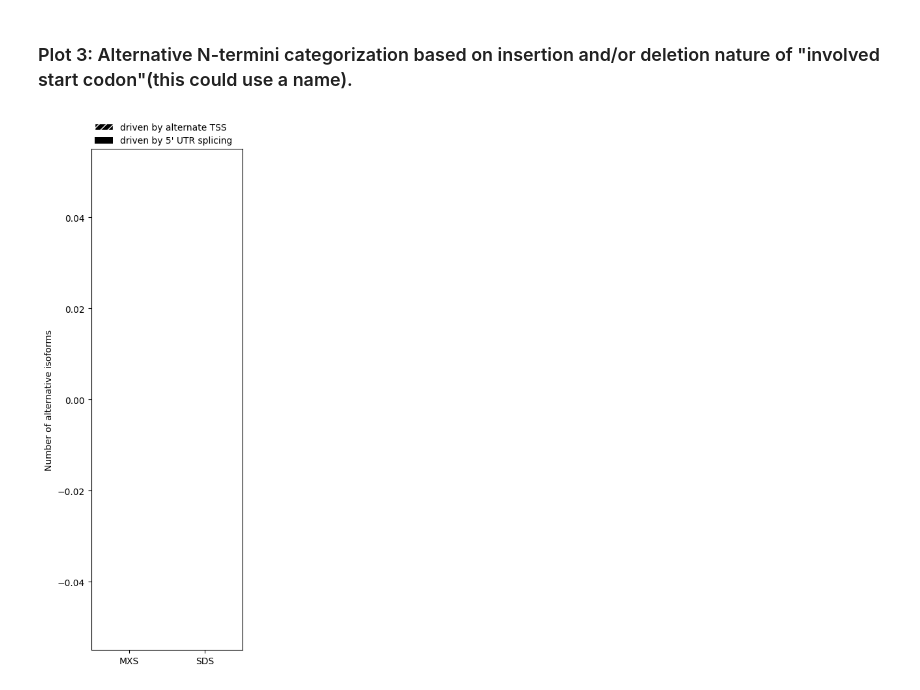
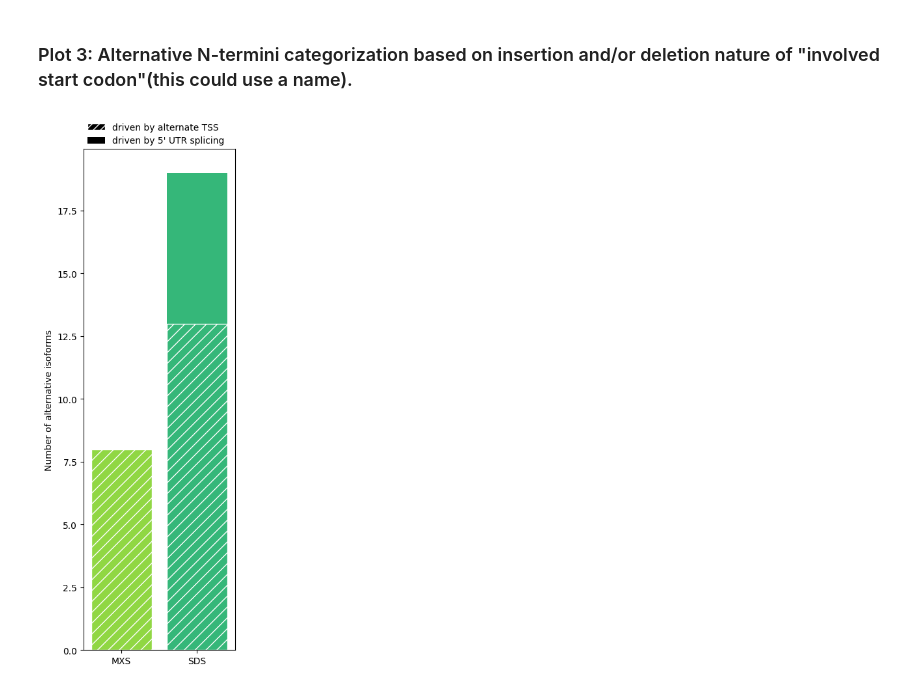
Before and after one commit to sheynkman-lab/biosurfer_analysis, a Jupyter notebook: scripts/n_termini_summary.ipynb, the cells around one changed output. Drawn from its saved outputs; the diff is of its cells as text; code cells hidden in the pictures.

```diff
--- a/scripts/n_termini_summary.ipynb
+++ b/scripts/n_termini_summary.ipynb
@@ -25,3 +23,5 @@ pblocks = pd.read_excel('../B_hybrid_aln_results_toy/pblock-table/pblocks_hybrid
+# %%
+pblocks = pd.read_csv('../B_hybrid_aln_results_toy/pblocks.tsv', sep='\t')
 # %%
 class NTerminalChange():
     MUTUALLY_EXCLUSIVE = auto()
@@ -54,13 +54,13 @@ display(pd.crosstab(nterm_pblocks['up_start_cblock'], nterm_pblocks['down_start_
 # %% [markdown]
 ### Plot 1: Alternative N-termini categorization based on exclusive or shared nature of start codons between transcripts
 # %%
-nterm_palette = dict(zip((NTerminalChange.MUTUALLY_EXCLUSIVE, NTerminalChange.DOWNSTREAM_SHARED, NTerminalChange.UPSTREAM_SHARED, NTerminalChange.MUTUALLY_SHARED), sns.color_palette('viridis_r', n_colors=5)[:-1]))
+nterm_palette = dict(zip(("MUTUALLY_EXCLUSIVE", "DOWNSTREAM_SHARED", "UPSTREAM_SHARED", "MUTUALLY_SHARED"), sns.color_palette('viridis_r', n_colors=5)[:-1]))
 
 nterm_fig = plt.figure(figsize=(3, 5))
 ax = sns.countplot(
     data = nterm_pblocks,
     y = 'nterm',
-    order = (NTerminalChange.MUTUALLY_EXCLUSIVE, NTerminalChange.DOWNSTREAM_SHARED, NTerminalChange.UPSTREAM_SHARED, NTerminalChange.MUTUALLY_SHARED),
+    order = ("MUTUALLY_EXCLUSIVE", "DOWNSTREAM_SHARED", "UPSTREAM_SHARED", "MUTUALLY_SHARED"),
     palette = nterm_palette,
     linewidth = 0,
     saturation = 1,
@@ -99,23 +100,23 @@ plt.savefig('../D_nterm_plots/nterm-length-change-dist.svg', dpi=200, facecolor=
 # %%
 tss_fig = plt.figure(figsize=(3, 10)) # Added height
 ax = sns.countplot(
     data = nterm_pblocks,
     x = 'nterm',
     palette = nterm_palette,
     saturation = 1,
-    order = (NTerminalChange.MUTUALLY_EXCLUSIVE, NTerminalChange.DOWNSTREAM_SHARED),
+    order = ("MUTUALLY_EXCLUSIVE", "DOWNSTREAM_SHARED"),
 )
 sns.countplot(
     ax = ax,
     data = nterm_pblocks[nterm_pblocks['altTSS']],
     x = 'nterm',
-    order = (NTerminalChange.MUTUALLY_EXCLUSIVE, NTerminalChange.DOWNSTREAM_SHARED),
+    order = ("MUTUALLY_EXCLUSIVE", "DOWNSTREAM_SHARED"),
     fill = False,
     edgecolor = 'w',
     hatch = '//',
 )
 ax.legend(loc=(0, 1), frameon=False, handles=[Patch(facecolor='k', edgecolor='w', hatch='///'), Patch(facecolor='k')], labels=['driven by alternate TSS', 'driven by 5\' UTR splicing'])
 ax.set(ylabel='Number of alternative isoforms', xlabel=None, xticklabels=['MXS', 'SDS'])
 plt.savefig('../D_nterm_plots/nterm-altTSS-counts.svg', dpi=200, facecolor=None)
 # %% [output]
-[figure, old version]
+[figure, new version]
```
Also changed, not shown: parts of 4 cells of this notebook, 4 other files.
